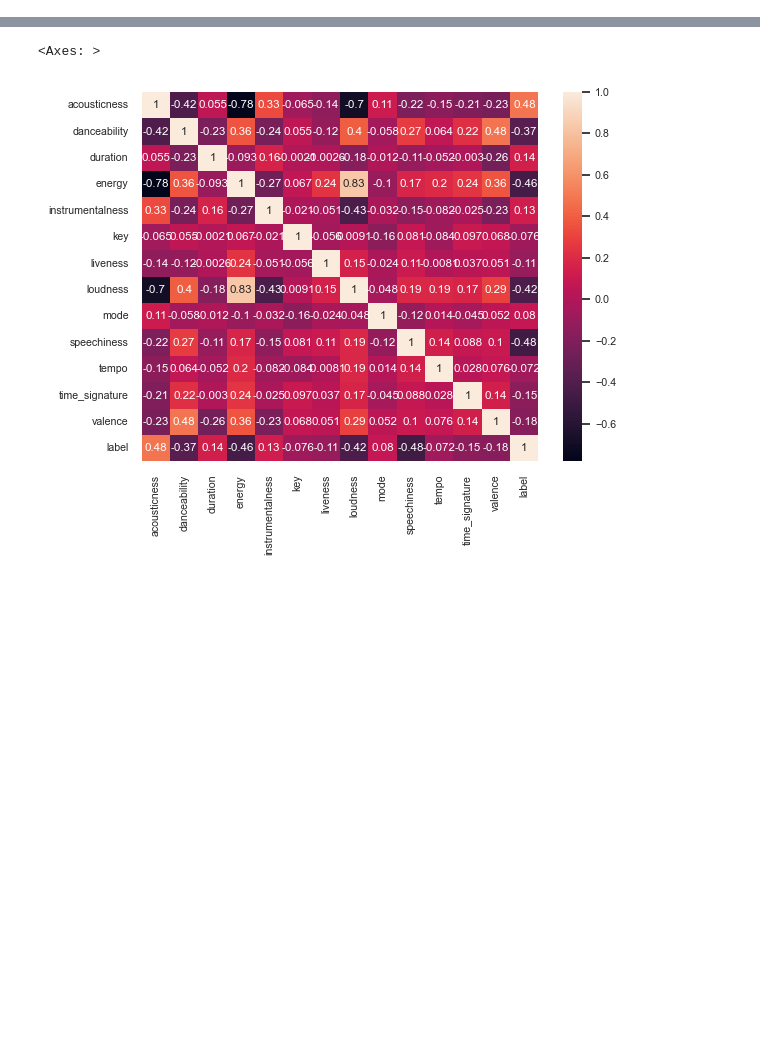
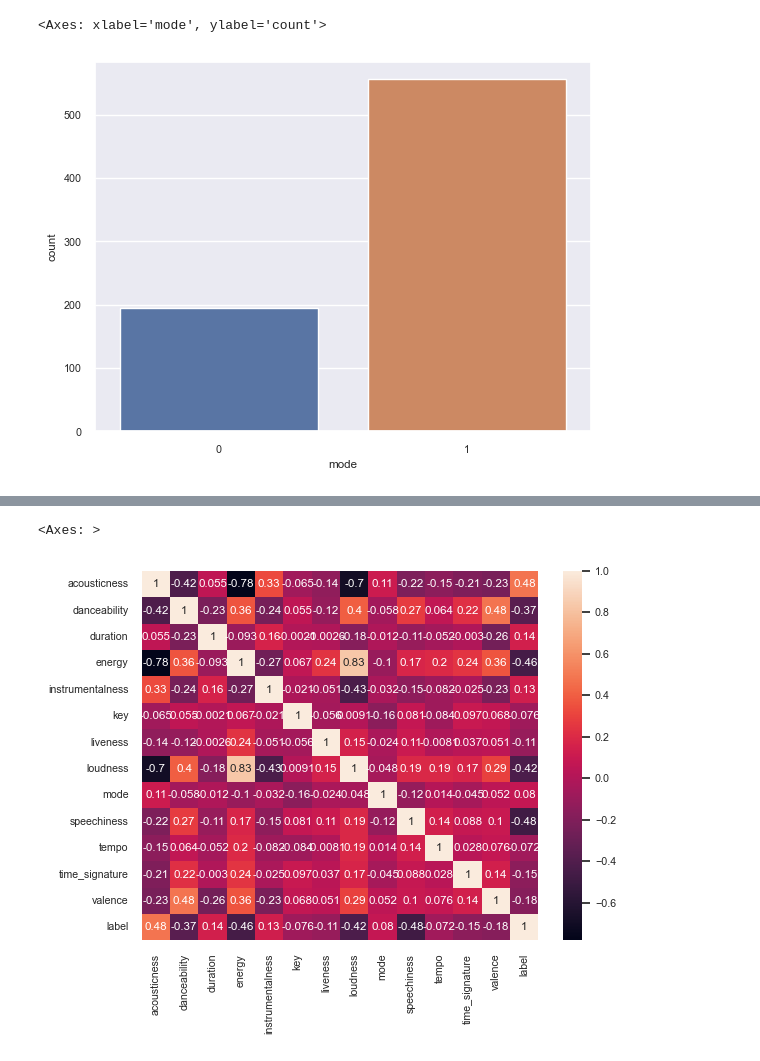
Before and after one commit to jorgeceferinovaldez/tp_final_analisis_datos, a Jupyter notebook: tp_grupal.ipynb, the cells around one changed output, grey strips where cells are left out. Saved outputs shown, nothing was run; the diff lists cells and outputs as text; code cells hidden in the pictures; blank space fills up the shorter version.

```diff
--- a/tp_grupal.ipynb
+++ b/tp_grupal.ipynb
@@ -186,0 +175,6 @@ sns.heatmap(df.corr(), cmap="YlGnBu", annot=True)
+# %%
+# Graficor la distribución de las variable mode
+sns.countplot(x="mode", data=df)
+# %% [output]
+<Axes: xlabel='mode', ylabel='count'>
+[figure, added]
```
Also changed, not shown: parts of 63 cells of this notebook, 2 other files.
